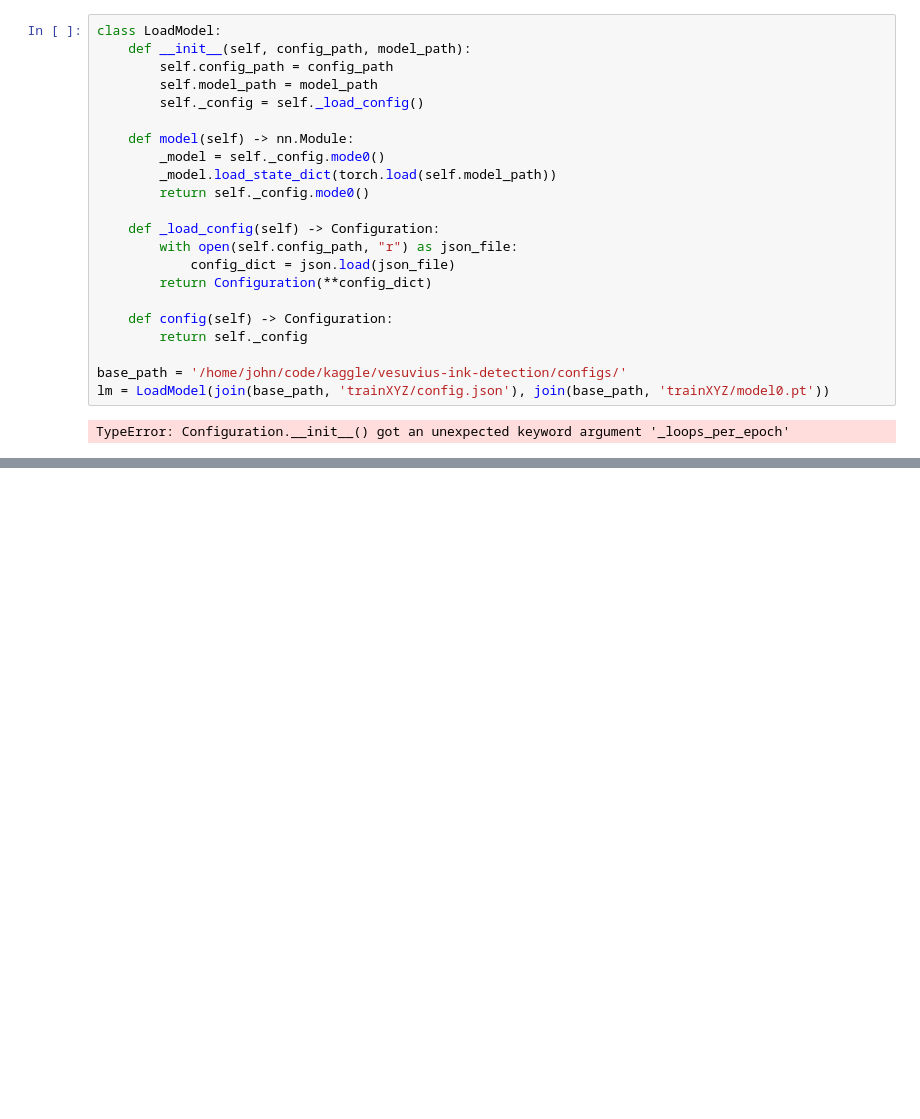
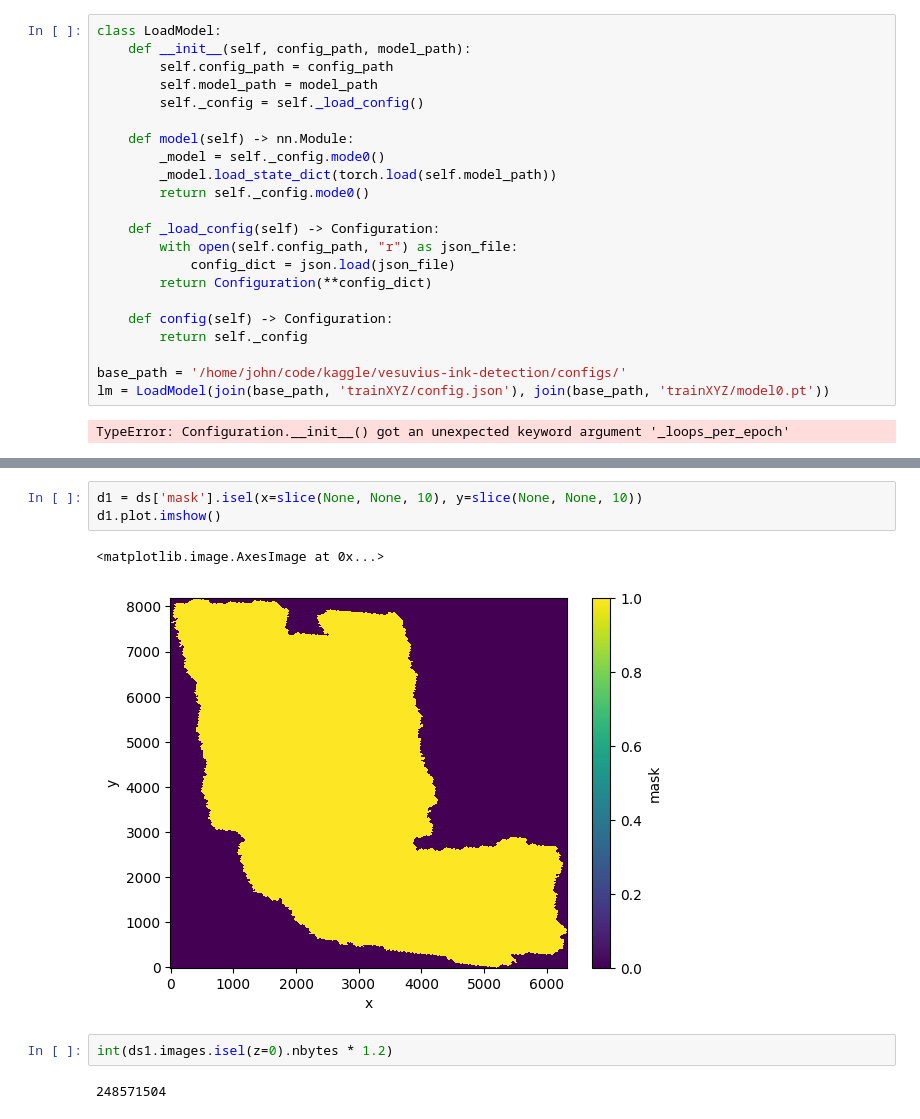
Before and after one commit to johnlavelle/vesuvius-ink-detection, a Jupyter notebook: notebooks/other.ipynb, the cells around one changed output, grey strips where cells are left out. Saved outputs shown, nothing was run; the diff lists cells and outputs as text; blank space fills up the shorter version.

```diff
--- a/notebooks/other.ipynb
+++ b/notebooks/other.ipynb
@@ -709,0 +1045,10 @@ TypeError: Configuration.__init__() got an unexpected keyword argument '_loops_p
+# %%
+d1 = ds['mask'].isel(x=slice(None, None, 10), y=slice(None, None, 10))
+d1.plot.imshow()
+# %% [output]
+<matplotlib.image.AxesImage at 0x...>
+[figure, added]
+# %%
+int(ds1.images.isel(z=0).nbytes * 1.2)
+# %% [output]
+248571504
```
Also changed, not shown: parts of 23 cells of this notebook, 23 other files.
